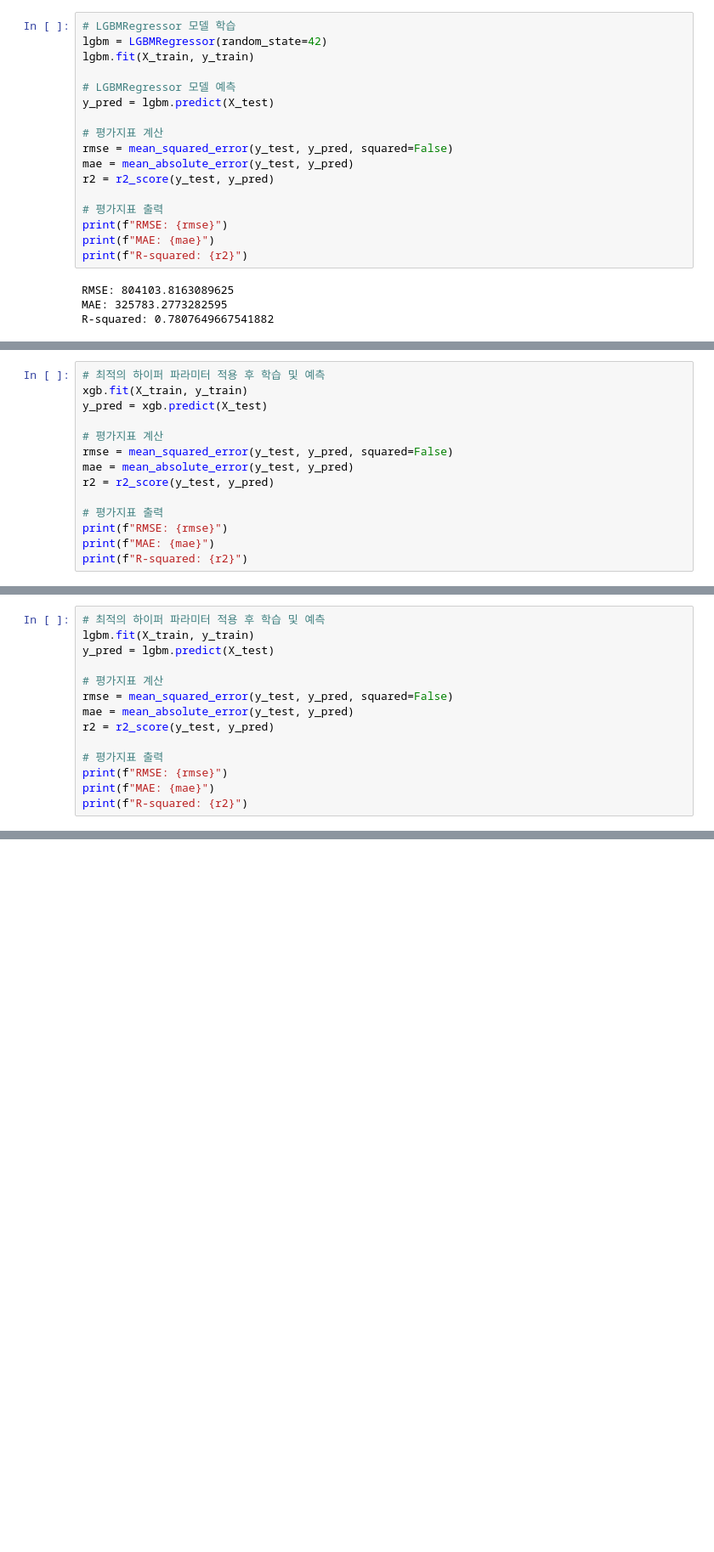
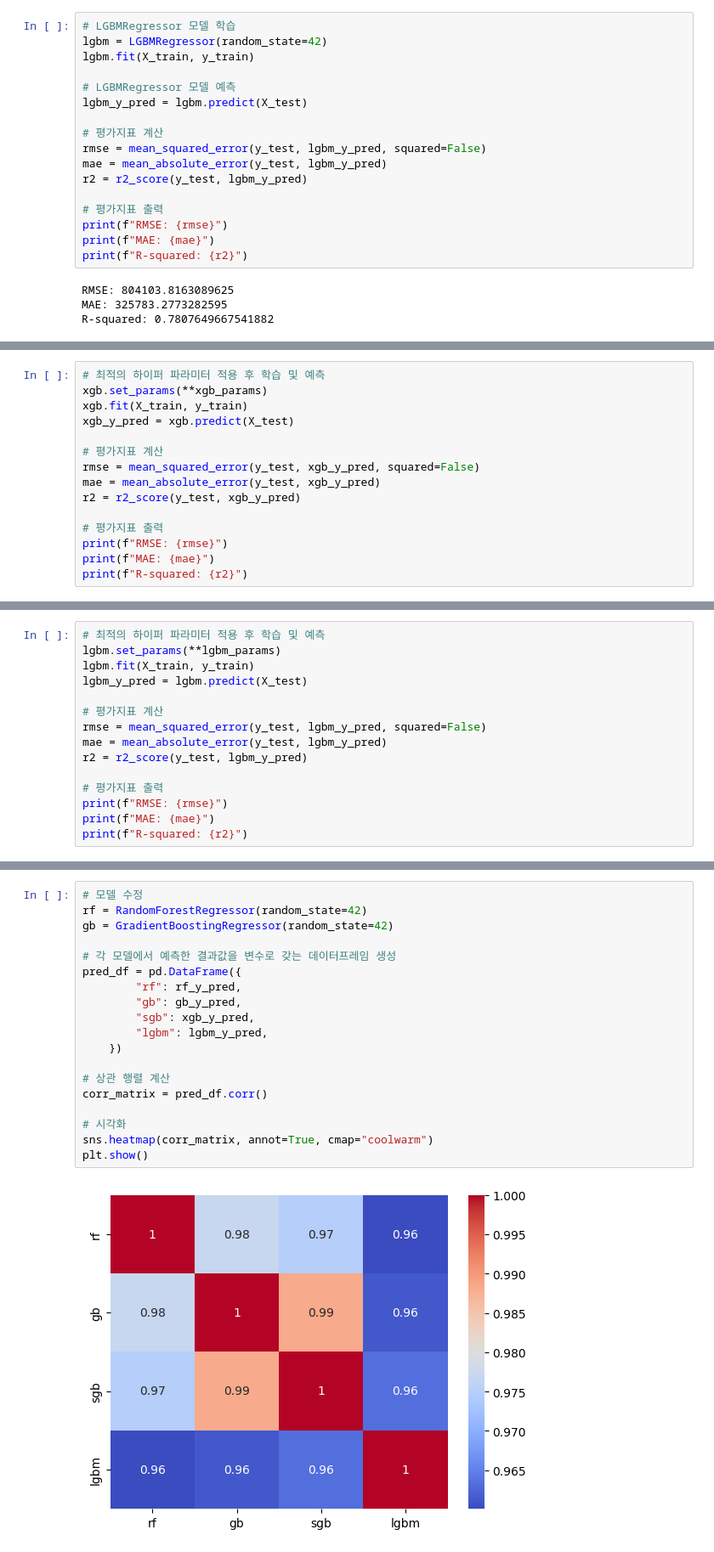
Before and after one commit to Dacon-ai-RunningFive/Dacon-AI, a Jupyter notebook: movie/notebooks/modeling/modeling.ipynb, the cells around one changed output, grey strips where cells are left out. Shown at 85% size. Saved outputs shown, nothing was run; the diff lists cells and outputs as text; blank space fills up the shorter version.

```diff
--- a/movie/notebooks/modeling/modeling.ipynb
+++ b/movie/notebooks/modeling/modeling.ipynb
@@ -192,12 +193,12 @@ lgbm = LGBMRegressor(random_state=42)
 lgbm.fit(X_train, y_train)
 
 # LGBMRegressor 모델 예측
-y_pred = lgbm.predict(X_test)
+lgbm_y_pred = lgbm.predict(X_test)
 
 # 평가지표 계산
-rmse = mean_squared_error(y_test, y_pred, squared=False)
-mae = mean_absolute_error(y_test, y_pred)
-r2 = r2_score(y_test, y_pred)
+rmse = mean_squared_error(y_test, lgbm_y_pred, squared=False)
+mae = mean_absolute_error(y_test, lgbm_y_pred)
+r2 = r2_score(y_test, lgbm_y_pred)
 
 # 평가지표 출력
 print(f"RMSE: {rmse}")
@@ -381,13 +381,14 @@ XGBRegressor(base_score=None, booster=None, callbacks=None,
              predictor=None, random_state=42, ...)
 # %%
 # 최적의 하이퍼 파라미터 적용 후 학습 및 예측
+xgb.set_params(**xgb_params)
 xgb.fit(X_train, y_train)
-y_pred = xgb.predict(X_test)
+xgb_y_pred = xgb.predict(X_test)
 
 # 평가지표 계산
-rmse = mean_squared_error(y_test, y_pred, squared=False)
-mae = mean_absolute_error(y_test, y_pred)
-r2 = r2_score(y_test, y_pred)
+rmse = mean_squared_error(y_test, xgb_y_pred, squared=False)
+mae = mean_absolute_error(y_test, xgb_y_pred)
+r2 = r2_score(y_test, xgb_y_pred)
 
 # 평가지표 출력
 print(f"RMSE: {rmse}")
@@ -438,12 +438,13 @@ LGBMRegressor(learning_rate=0.05284872856438127, max_depth=3, n_estimators=500,
 # %%
 # 최적의 하이퍼 파라미터 적용 후 학습 및 예측
+lgbm.set_params(**lgbm_params)
 lgbm.fit(X_train, y_train)
-y_pred = lgbm.predict(X_test)
+lgbm_y_pred = lgbm.predict(X_test)
 
 # 평가지표 계산
-rmse = mean_squared_error(y_test, y_pred, squared=False)
-mae = mean_absolute_error(y_test, y_pred)
-r2 = r2_score(y_test, y_pred)
+rmse = mean_squared_error(y_test, lgbm_y_pred, squared=False)
+mae = mean_absolute_error(y_test, lgbm_y_pred)
+r2 = r2_score(y_test, lgbm_y_pred)
 
 # 평가지표 출력
 print(f"RMSE: {rmse}")
@@ -456,3 +457,24 @@ R-squared: 0.8052832786796792
+# %%
+# 모델 수정
+rf = RandomForestRegressor(random_state=42)
+gb = GradientBoostingRegressor(random_state=42)
+
+# 각 모델에서 예측한 결과값을 변수로 갖는 데이터프레임 생성
+pred_df = pd.DataFrame({
+        "rf": rf_y_pred,
+        "gb": gb_y_pred,
+        "sgb": xgb_y_pred,
+        "lgbm": lgbm_y_pred,
+    })
+
+# 상관 행렬 계산
+corr_matrix = pred_df.corr()
+
+# 시각화
+sns.heatmap(corr_matrix, annot=True, cmap="coolwarm")
+plt.show()
+# %% [output]
+[figure, added]
 # %%
 # 메타 모델 선정
 models = [rf, gb, xgb, lgbm]
```
Also changed, not shown: parts of 18 cells of this notebook, 2 other files.
